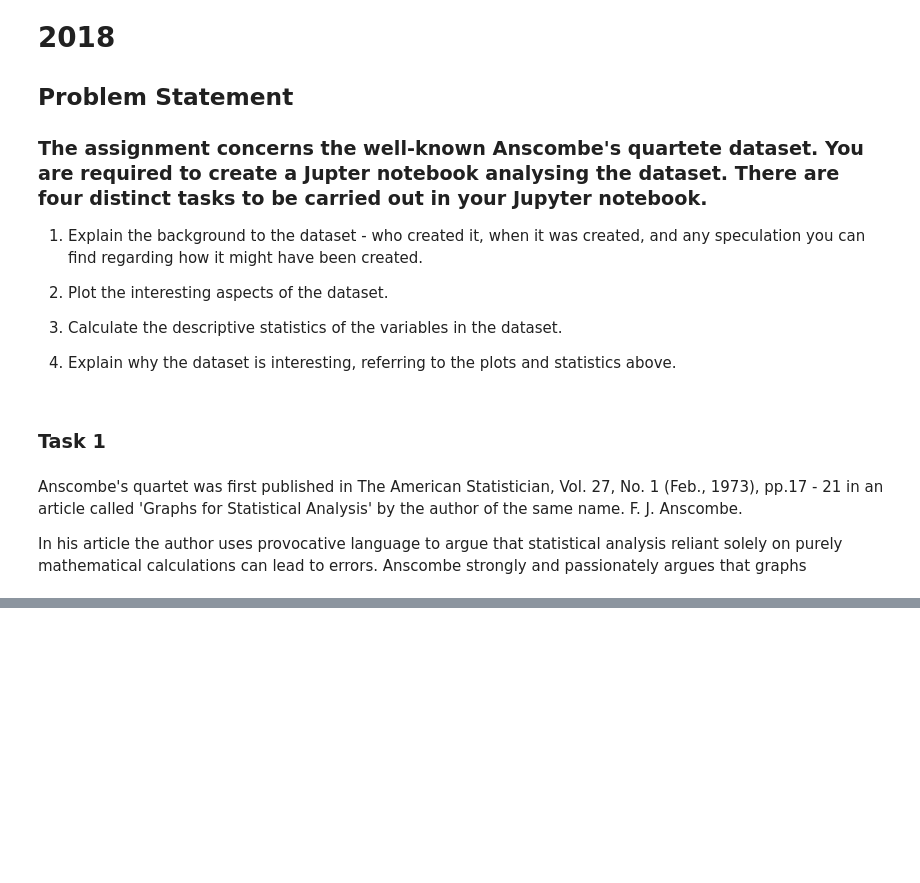
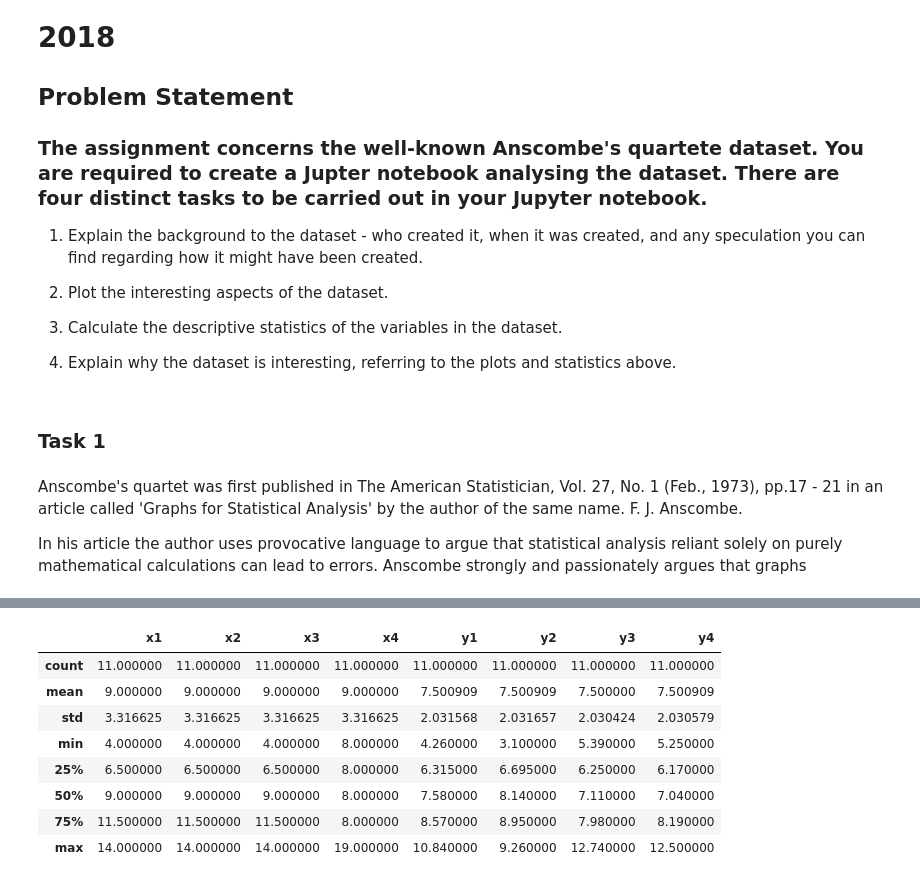
Before and after one commit to SimonMcLain/Fundaments-of-Data-Analysis---Practicals, a Jupyter notebook: Fundamentals-of-Data-Analysis-Practical.ipynb, the cells around one changed output, grey strips where cells are left out. Saved outputs shown, nothing was run; the diff lists cells and outputs as text; code cells hidden in the pictures; blank space fills up the shorter version.

```diff
--- a/Fundamentals-of-Data-Analysis-Practical.ipynb
+++ b/Fundamentals-of-Data-Analysis-Practical.ipynb
@@ -24,0 +128,12 @@ In his article the author uses provocative language to argue that statistical an
+# %%
+df.describe()
+# %% [output]
+|  | x1 | x2 | x3 | x4 | y1 | y2 | y3 | y4 |
+| count | 11.000000 | 11.000000 | 11.000000 | 11.000000 | 11.000000 | 11.000000 | 11.000000 | 11.000000 |
+| mean | 9.000000 | 9.000000 | 9.000000 | 9.000000 | 7.500909 | 7.500909 | 7.500000 | 7.500909 |
+| std | 3.316625 | 3.316625 | 3.316625 | 3.316625 | 2.031568 | 2.031657 | 2.030424 | 2.030579 |
+| min | 4.000000 | 4.000000 | 4.000000 | 8.000000 | 4.260000 | 3.100000 | 5.390000 | 5.250000 |
+| 25% | 6.500000 | 6.500000 | 6.500000 | 8.000000 | 6.315000 | 6.695000 | 6.250000 | 6.170000 |
+| 50% | 9.000000 | 9.000000 | 9.000000 | 8.000000 | 7.580000 | 8.140000 | 7.110000 | 7.040000 |
+| 75% | 11.500000 | 11.500000 | 11.500000 | 8.000000 | 8.570000 | 8.950000 | 7.980000 | 8.190000 |
+| max | 14.000000 | 14.000000 | 14.000000 | 19.000000 | 10.840000 | 9.260000 | 12.740000 | 12.500000 |
```
Also changed, not shown: parts of 10 cells of this notebook.
